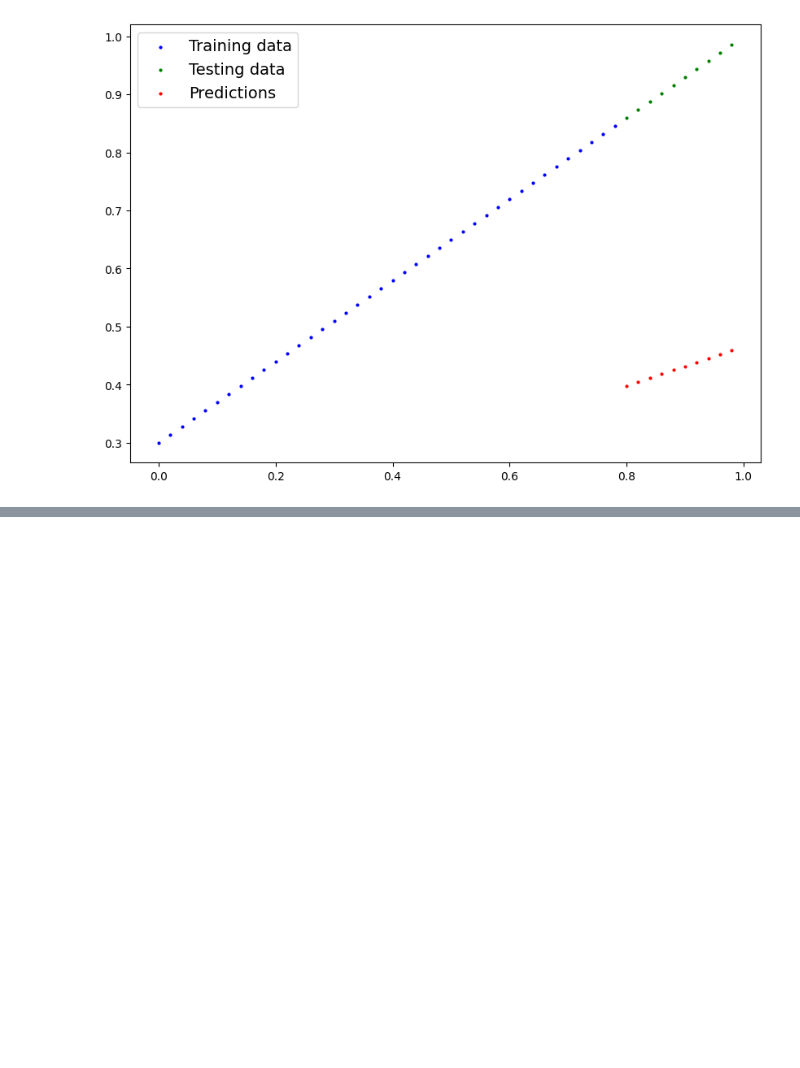
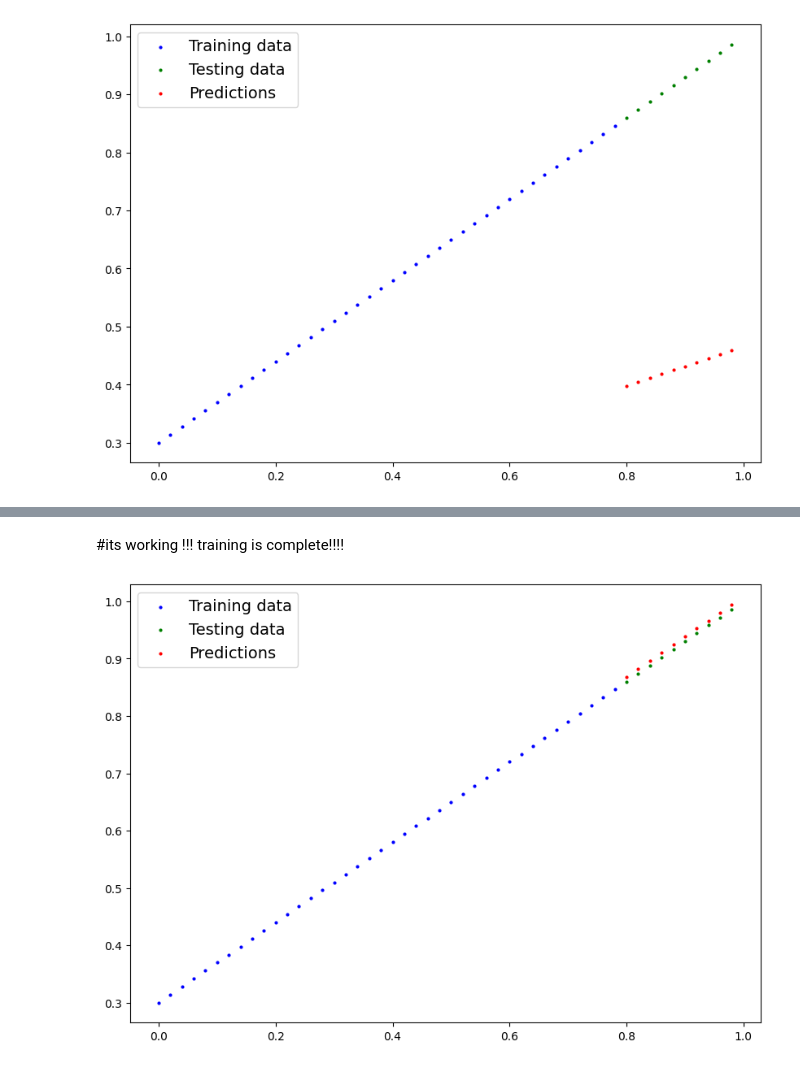
Before and after one commit to Dev-ketsa/PyTorch_notes, a Jupyter notebook: 01_pytorch_workflow.ipynb, the cells around one changed output, grey strips where cells are left out. Cells and saved outputs as stored; diff of their text form; code cells hidden in the pictures; blank space fills up the shorter version.

```diff
--- a/01_pytorch_workflow.ipynb
+++ b/01_pytorch_workflow.ipynb
@@ -316,0 +382,8 @@ plot_predictions(predictions=y_preds)
+# %%
+# Set up a loss function
+loss_fn = nn.L1Loss()
+
+# loss function measures how wrong our model is and optimizer adjusts the values of our parameters weights and bias in this case in order to reduce the loss . here we are using L1Loss which is mean value loss and optimizer: stochastic gradient descent, stochastic means random
+# Set up an optimizer
+optimizer=torch.optim.SGD(params=model_0.parameters(),
+                          lr=0.01) # lr= learning rate= possibly the most important hyperparameter u can set, jitna jyada lr ka value utna jyada change hofa parameter ka value like 0.3367 weight me and if lr =0.0001 to phr last ka 7 wala change hoga ....
@@ -316,0 +456,30 @@ plot_predictions(predictions=y_preds)
+# %%
+epochs=1
+for epoch in range(epochs):
+    # set to train
+    model_0.train()
+    #forward pass
+    y_pred=model_0(X_train)
+    # calculate loss
+    loss=loss_fn(y_pred, y_train)
+    print(f"Loss: {loss}")
+    # optimizer 0 grad
+    optimizer.zero_grad()
+    # loss backpropagation
+    loss.backward()
+    # step the optimizer
+    optimizer.step()
+
+#let's test
+#set the model to eval mode , this turns off settings not needed for testin
+model_0.eval()
+#turn on inference mode context manager (removes even more things not needed for inference)
+with torch.inference_mode():
+    # 1. do the forward pass
+    test_pred=model_0(X_test)
+    # 2. calculate the loss
+    test_loss=loss_fn(test_pred, y_test)
+# print out whats happening
+print(f"epoch: {epoch} | Train loss: {loss:.4f} | Test loss: {test_loss:.4f}")
+# print out model state_dict()
+print(model_0.state_dict())
@@ -316,0 +494,4 @@ plot_predictions(predictions=y_preds)
+# %%
+with torch.inference_mode():
+    y_preds_new=model_0(X_test)
+y_preds_new
@@ -316,0 +509,6 @@ plot_predictions(predictions=y_preds)
+# %% [markdown]
+#its working !!! training is complete!!!!
+# %%
+plot_predictions(predictions=y_preds_new)
+# %% [output]
+[figure, added]
```
Also changed, not shown: parts of 18 cells of this notebook.
